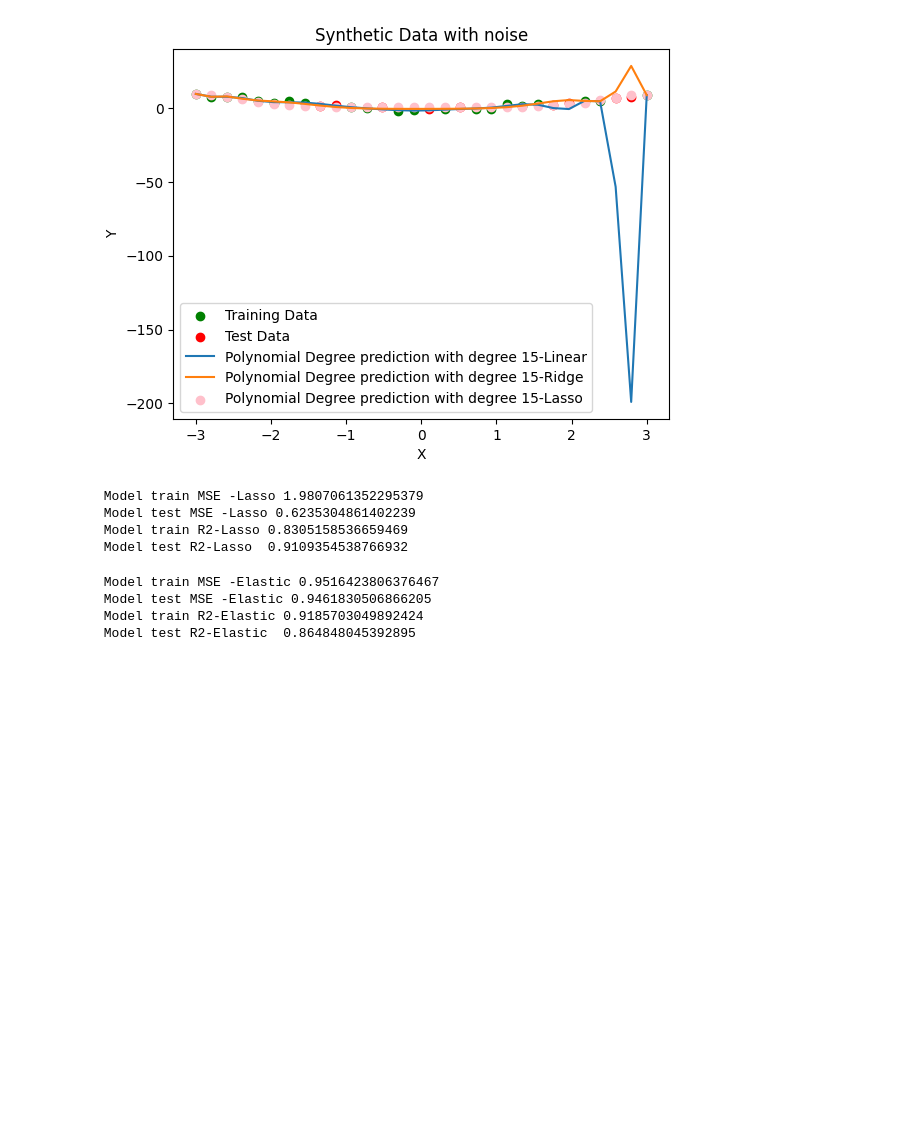
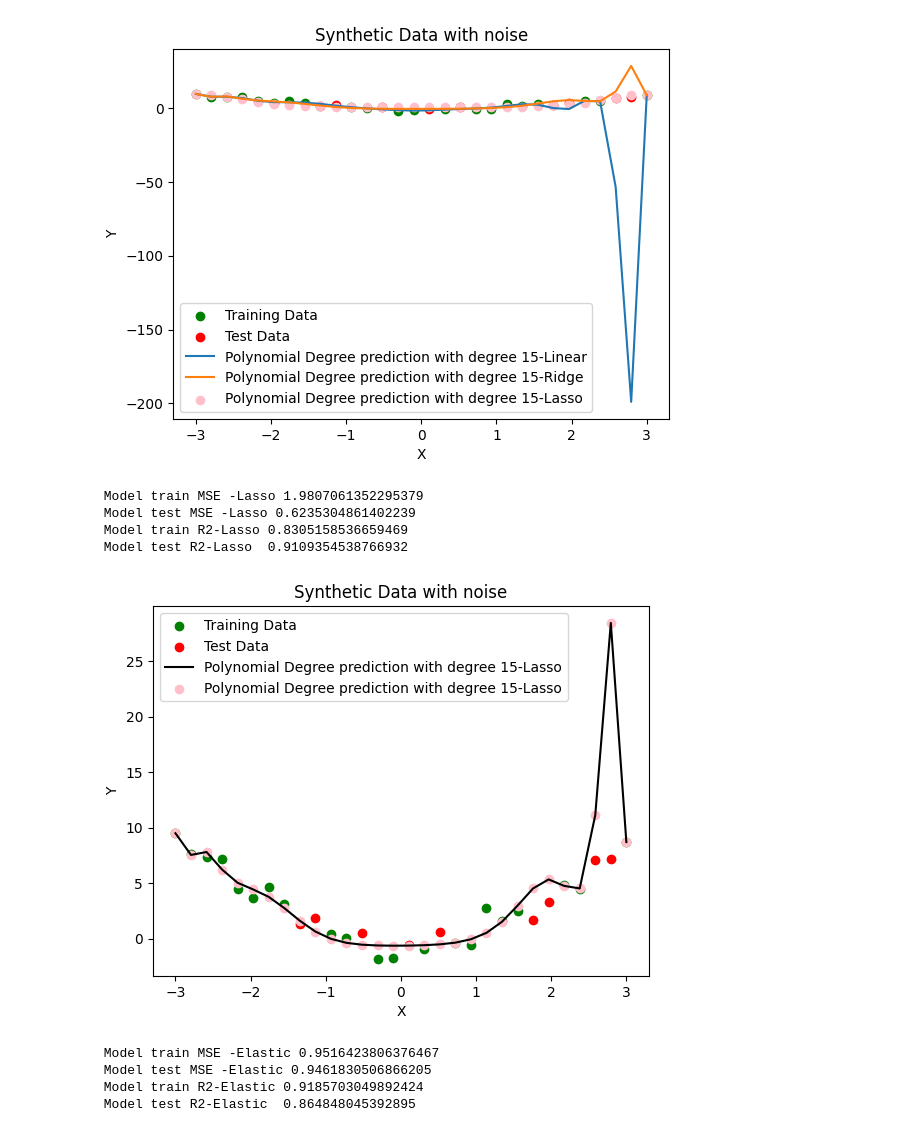
Before and after one commit to BalamuruganDE/DataScience, a Jupyter notebook: MachineLearning/LinearRegression/Overfitting.ipynb, the cells around one changed output. Saved outputs shown, nothing was run; the diff lists cells and outputs as text; code cells hidden in the pictures; blank space fills up the shorter version.

```diff
--- a/MachineLearning/LinearRegression/Overfitting.ipynb
+++ b/MachineLearning/LinearRegression/Overfitting.ipynb
@@ -367,13 +367,15 @@ print(" Model test R2-Lasso ", r2_score(Y_test, y_test_pred))
 # %%
 plt.scatter(X_train,Y_train,color='green',label='Training Data')
 plt.scatter(X_test,Y_test,color='red',label='Test Data')
-plt.plot(X_plot,Y_plot_ridge,label='Polynomial Degree prediction with degree 15-Lasso')
+plt.plot(X_plot,Y_plot_ridge,label='Polynomial Degree prediction with degree 15-Lasso',color='black')
 plt.scatter(X_plot,Y_plot_ridge,label='Polynomial Degree prediction with degree 15-Lasso',color='pink')
 plt.xlabel('X')
 plt.ylabel('Y')
 plt.title('Synthetic Data with noise')
 plt.legend()
 plt.show()
+# %% [output]
+[figure, added]
 # %%
 poly_model = make_pipeline(PolynomialFeatures(degree=15),ElasticNet(l1_ratio=.5))
 # %%
```
Also changed, not shown: parts of 1 cell of this notebook.
